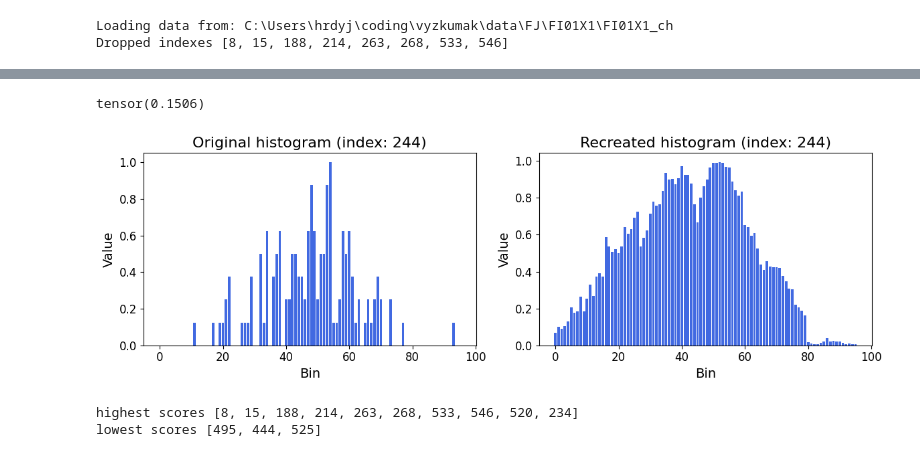
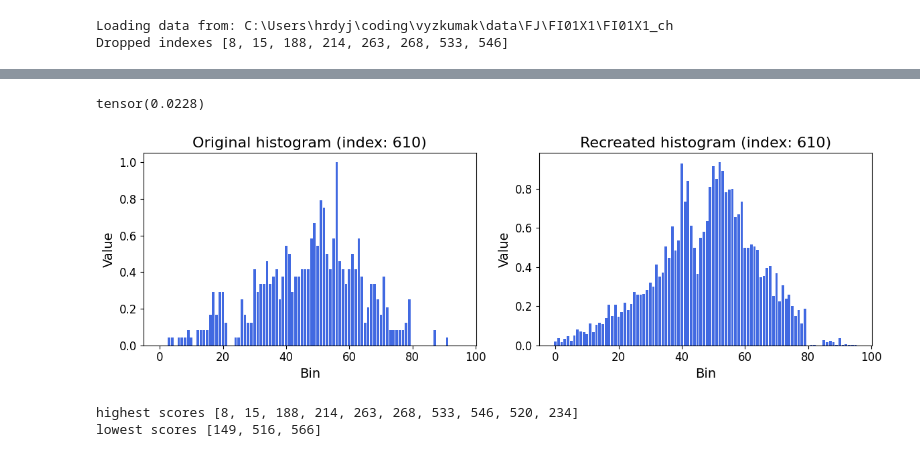
Before and after one commit to jHrdy/vyzkumak, a Jupyter notebook: src/anomaly_detection/deep_learning/autoencoders/ae_conv_v3.ipynb, the cells around one changed output, grey strips where cells are left out. Cells and saved outputs as stored; diff of their text form; code cells hidden in the pictures.

```diff
--- a/src/anomaly_detection/deep_learning/autoencoders/ae_conv_v3.ipynb
+++ b/src/anomaly_detection/deep_learning/autoencoders/ae_conv_v3.ipynb
@@ -127,10 +127,6 @@ class AE(nn.Module):
 
 
         self.decoder = nn.Sequential(
-            nn.ConvTranspose1d(32, 32, kernel_size=3, stride=2, padding=1),
-            nn.BatchNorm1d(32),
-            nn.ReLU(),
-
             nn.ConvTranspose1d(32, 16, kernel_size=3, padding=1),
             nn.BatchNorm1d(16),
             nn.ReLU(),
@@ -151,7 +147,7 @@ class AE(nn.Module):
             nn.BatchNorm1d(1),
             nn.ReLU(),
 
-            nn.Linear(89, 96),
+            nn.Linear(93, 96),
             nn.Sigmoid()
             )
     def forward(self, x):
@@ -204,13 +200,13 @@ train_losses, val_losses, ae_conv = train_ae(n_epochs=250,
                                              val_loader=test_loader,
                                              optimizer=optimizer,
                                              criterion=criterion,
-                                             add_regularization=False,
+                                             add_regularization=True,
                                              lam=lam,
                                              save_checkpoints=True,
                                              saving_after_epoch=20,
-                                             model_name="ae_conv_v3_Wass_no_reg",
+                                             model_name="ae_conv_v3.1_Wass_Reg",
                                              input_dim=96,
-                                             latent_dim=14)
+                                             latent_dim=24)
 # %% [output]
 [Checkpoint created] saved weights in epoch: 21
 [Checkpoint created] saved weights in epoch: 22
@@ -348,30 +340,30 @@ IndexError: index 18 is out of bounds for axis 0 with size 2
 # %%
-idx = 244
+idx = 610
 
 ae_conv.eval()
 pred = ae_conv(full_dataset[idx].reshape(1, 1, 96)).detach()
 
 criterion = nn.MSELoss()
 loss = criterion(pred, full_dataset[idx])
 pred = pred.squeeze().numpy()
 
 fig, axes = plt.subplots(1, 2, figsize=(12, 4))
 
 axes[0].bar(range(len(pred)), full_dataset[idx].squeeze(), zorder=1, color='royalblue')
 axes[0].set_title(f"Original histogram (index: {idx})")
 axes[0].set_xlabel("Bin")
 axes[0].set_ylabel("Value")
 
 axes[1].bar(range(len(pred)), pred, zorder=1, color='royalblue')
 axes[1].set_title(f"Recreated histogram (index: {idx})")
 axes[1].set_xlabel("Bin")
 axes[1].set_ylabel("Value")
 plt.tight_layout()
 print(loss)
 plt.show()
 # %% [output]
-tensor(0.1506)
+tensor(0.0228)
-[figure, old version]
+[figure, new version]
 # %%
 score_dict = {idx : s for idx, s in enumerate(score)}
 indexes_sorted_by_score = sorted(score_dict, key=lambda x: score_dict[x], reverse=True)
@@ -380,7 +372,7 @@ print("highest scores", indexes_sorted_by_score[:10] )
 print("lowest scores", indexes_sorted_by_score[-3:])
 # %% [output]
 highest scores [8, 15, 188, 214, 263, 268, 533, 546, 520, 234]
-lowest scores [495, 444, 525]
+lowest scores [149, 516, 566]
 # %%
 from anomaly_detection.config.paths import CHECKPOINT_DIR
 
```
Also changed, not shown: parts of 8 cells of this notebook, 3 other files.
